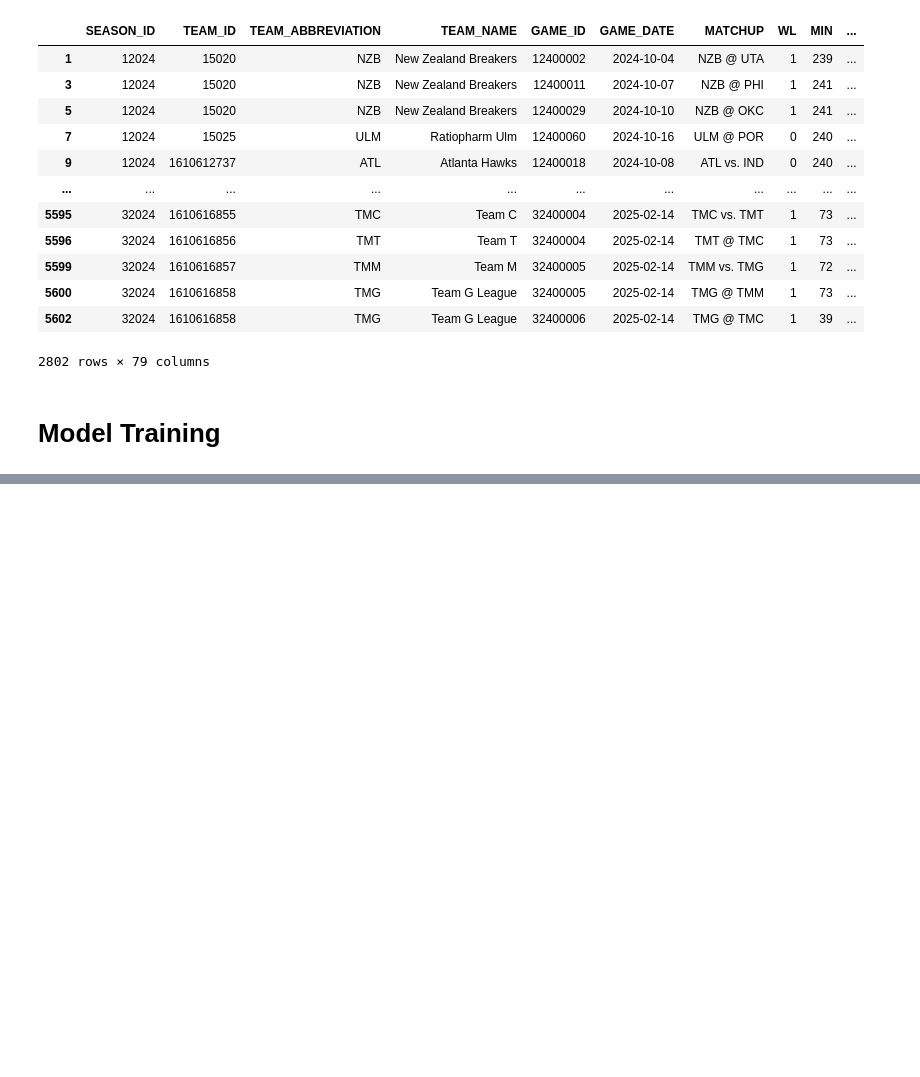
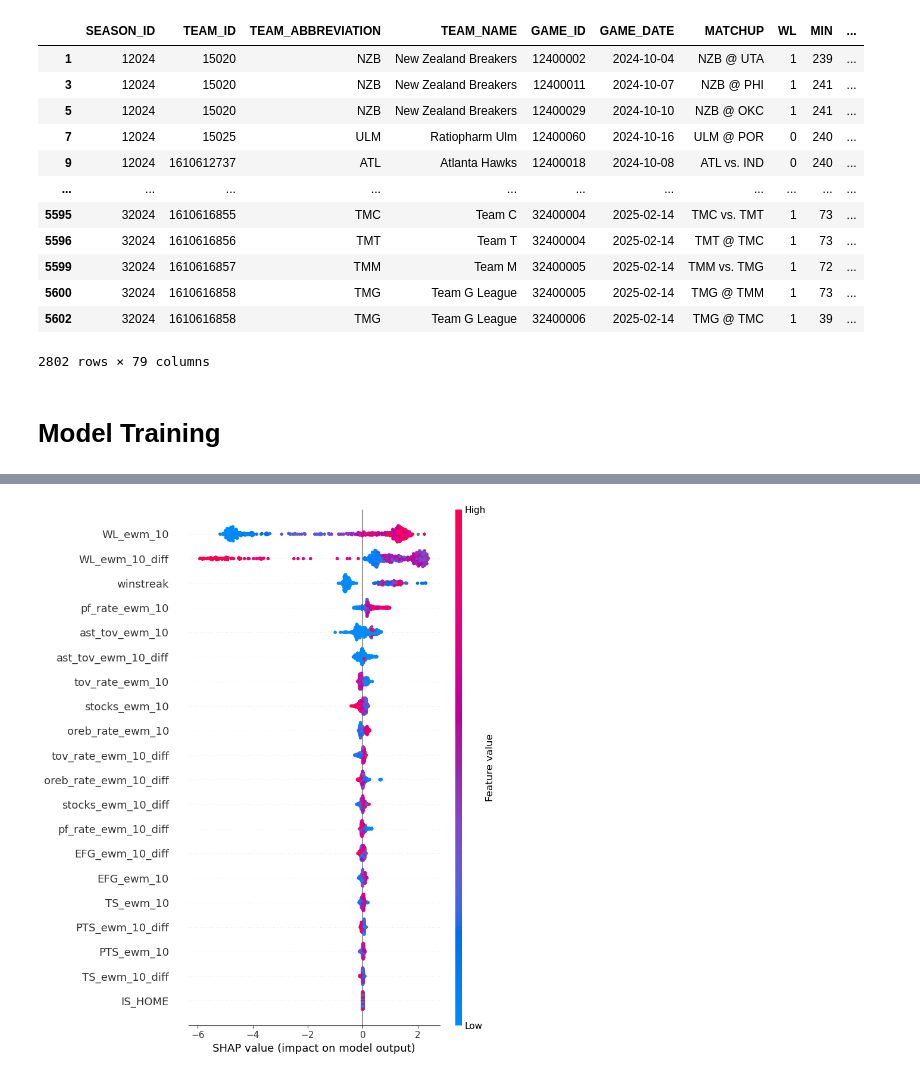
Before and after one commit to aarontsang/basketball-ai, a Jupyter notebook: nba_xg_boost.ipynb, the cells around one changed output, grey strips where cells are left out. Cells and saved outputs as stored; diff of their text form; code cells hidden in the pictures; blank space fills up the shorter version.

Commit message:
finished training pipeline on notebook

```diff
--- a/nba_xg_boost.ipynb
+++ b/nba_xg_boost.ipynb
@@ -288,6 +290,15 @@ model = XGBClassifier(
     learning_rate=0.03,
     subsample=0.8,
     colsample_bytree=0.8,
+    objective='binary:logistic',
     eval_metric='logloss',
+    early_stopping_rounds=30,
     random_state=42
 )
+
+model.fit(
+    X_train,
+    y_train,
+    eval_set=[(X_val, y_val)],
+    verbose=True
+)
@@ -293,0 +382,7 @@ model = XGBClassifier(
+# %%
+explainer = shap.TreeExplainer(model)
+shap_vals = explainer.shap_values(X_test)
+
+shap.summary_plot(shap_vals, X_test)
+# %% [output]
+[figure, added]
```
Also changed, not shown: parts of 7 cells of this notebook.
